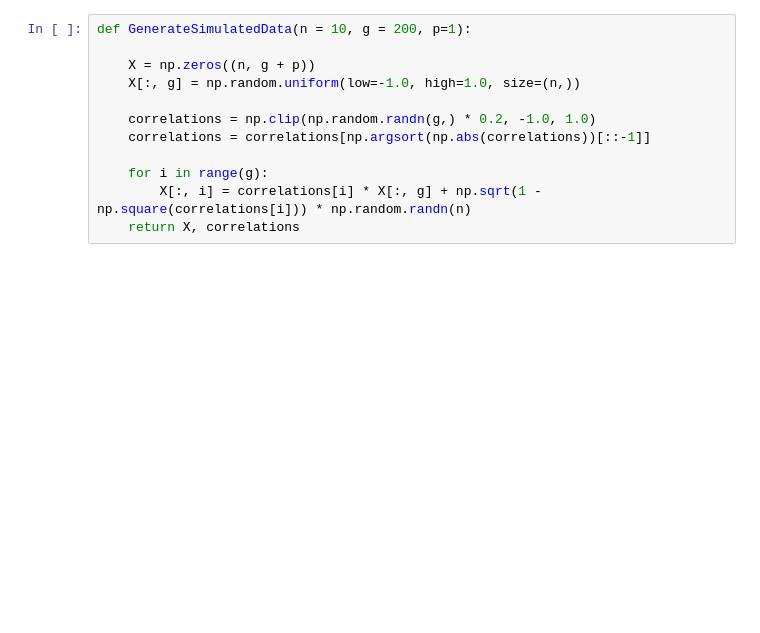
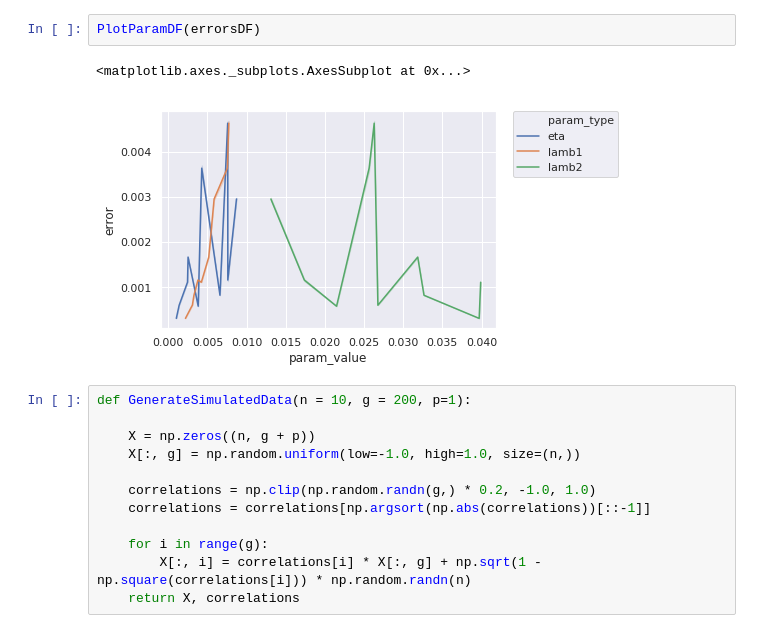
Before and after one commit to psturmfels/cfAD, a Jupyter notebook: SimpleSimulations.ipynb, the cells around one changed output. Drawn from its saved outputs; the diff is of its cells as text; blank space fills up the shorter version.

```diff
--- a/SimpleSimulations.ipynb
+++ b/SimpleSimulations.ipynb
@@ -29,3 +33,8 @@ print(testError)
+# %%
+PlotParamDF(errorsDF)
+# %% [output]
+<matplotlib.axes._subplots.AxesSubplot at 0x...>
+[figure, added]
 # %%
 def GenerateSimulatedData(n = 10, g = 200, p=1):
 
```
Also changed, not shown: parts of 6 cells of this notebook, 12 other files.
